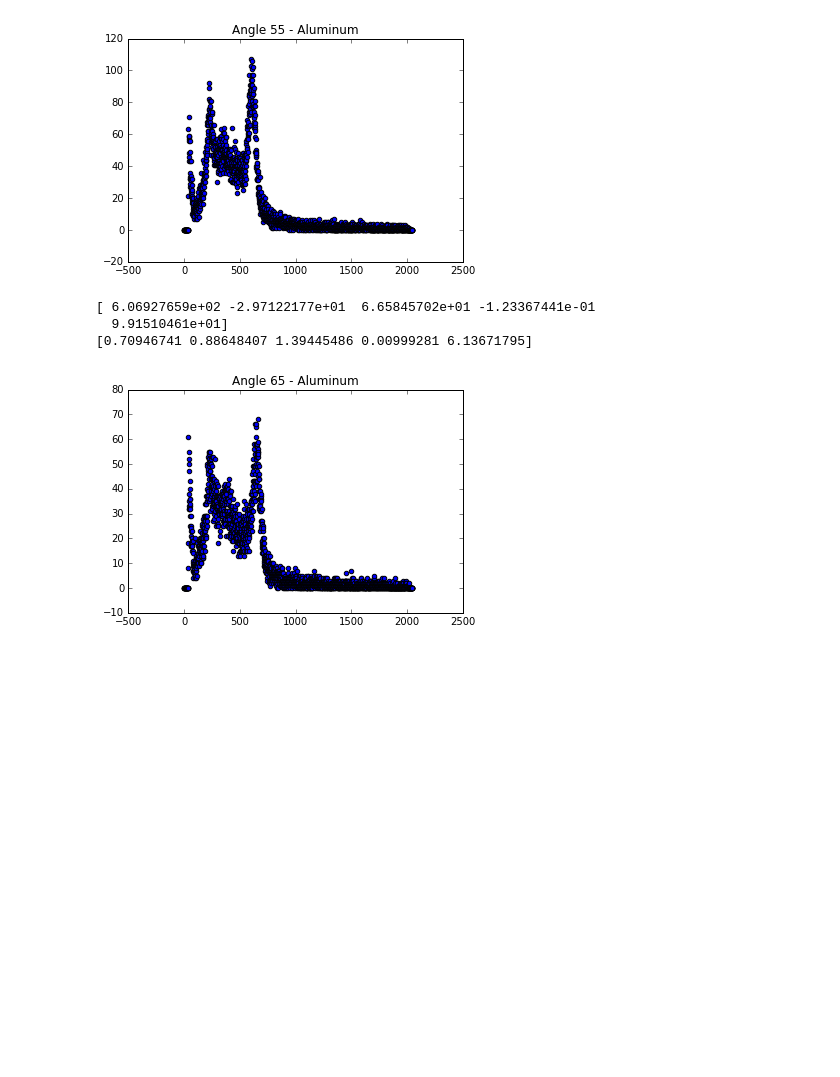
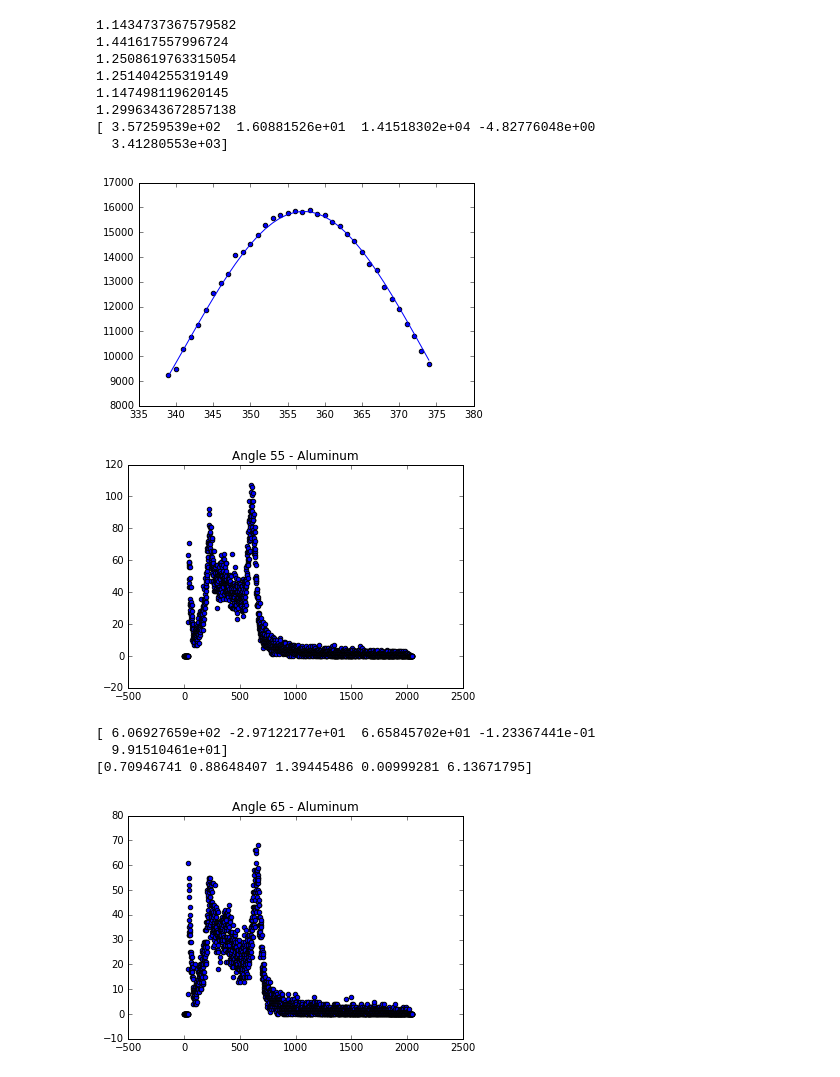
Before and after one commit to jmanlarkin/Compton, a Jupyter notebook: Scattering Fits.ipynb, the cells around one changed output. Drawn from its saved outputs; the diff is of its cells as text; code cells hidden in the pictures; blank space fills up the shorter version.

```diff
--- a/Scattering Fits.ipynb
+++ b/Scattering Fits.ipynb
@@ -78,3 +78,68 @@ print(Linear(np.asarray(xvalues), *linearFit_par))
+# %%
+Cs_error = np.sqrt(Sum('Cs-137'))
+Ba_error = np.sqrt(Sum('Ba-133'))
+Co_error = np.sqrt(Sum('Co-57'))
+Na_error = np.sqrt(Sum('Na-22'))
+
+def ChiFit(fitparam, input_databox, interval, guess, error):
+    index = np.arange(guess-interval, guess+interval)
+    fit = Gaussian(index, *fitparam)
+    out = ((input_databox[guess-interval: guess+interval]-fit)**2/(error[guess-interval: guess+interval])**2)
+#    print(out)
+    return np.sum(out[out < 10**3])/(interval*2 - 6 - (len(out)-len(out < 10**10)))
+
+print(ChiFit(Cs[0], Sum('Cs-137'), 147, int(Cs[0][0]), Cs_error))
+print(ChiFit(Co[0], Sum('Co-57'), 18, int(Co[0][0]), Co_error))
+print(ChiFit(Na[0], Sum('Na-22'), 50, int(Na[0][0]), Na_error))
+print(117.632/(100-6))
+
+testres = (Sum('Na-22')[int(Na[0][0]-50): int(Na[0][0])+50]-Gaussian(np.arange(int(Na[0][0])-50, int(Na[0][0])+50),
+                                                                   *Na[0]))/Na_error[int(Na[0][0]-50): int(Na[0][0])+50]
+
+#plt.scatter(np.arange(int(Na[0][0])-50, int(Na[0][0])+50), Sum('Na-22')[int(Na[0][0]-50): int(Na[0][0])+50], zorder=-5)
+#plt.plot(np.arange(int(Na[0][0])-50, int(Na[0][0])+50), Gaussian(np.arange(int(Na[0][0])-50, int(Na[0][0])+50),
+#                                                                   *Na[0]), linewidth=5)
+
+#plt.errorbar(np.arange(int(Na[0][0])-50, int(Na[0][0])+50), testres, yerr=Na_error[int(Na[0][0]-50): int(Na[0][0])+18])
+
+#plt.scatter(np.arange(int(Cs[0][0])-147, int(Cs[0][0])+147), Sum('Cs-137')[int(Cs[0][0]-147): int(Cs[0][0])+147], zorder=-5)
+#plt.plot(np.arange(int(Cs[0][0])-147, int(Cs[0][0])+147), Gaussian(np.arange(int(Cs[0][0])-147, int(Cs[0][0])+147),
+#                                                                   *Cs[0]), linewidth=5)
+
+plt.scatter(np.arange(int(Co[0][0])-18, int(Co[0][0])+18), Sum('Co-57')[int(Co[0][0]-18): int(Co[0][0])+18])
+plt.plot(np.arange(int(Co[0][0])-18, int(Co[0][0])+18), Gaussian(np.arange(int(Co[0][0])-18, int(Co[0][0])+18), *Co[0]))
+
+#plt.scatter(np.arange(int(Co[0][0])-200, int(Co[0][0])+200), Sum('Co-57')[int(Co[0][0]-200): int(Co[0][0])+200])
+
+#plt.scatter(np.arange(int(Ba[0][0])-50, int(Ba[0][0])+50), Sum('Ba-133')[int(Ba[0][0]-50): int(Ba[0][0])+50])
+#plt.plot(np.arange(int(Ba[0][0])-50, int(Ba[0][0])+50), Gaussian(np.arange(int(Ba[0][0])-50, int(Ba[0][0])+50), *Ba[0]))
+
+#plt.scatter(np.arange(0, 2048)[700: 1400], Sum('Ba-133')[700: 1400])
+
+print(ChiFit(Ba_1[0], Sum('Ba-133'), 90, int(Ba_1[0][0]), Ba_error))
+
+#plt.scatter(np.arange(int(Ba_1[0][0])-95, int(Ba_1[0][0])+95), Sum('Ba-133')[int(Ba_1[0][0]-95): int(Ba_1[0][0])+95])
+#plt.plot(np.arange(int(Ba_1[0][0])-95, int(Ba_1[0][0])+95), Gaussian(np.arange(int(Ba_1[0][0])-95, int(Ba_1[0][0])+95), *Ba_1[0]))
+
+print(ChiFit(Ba_2[0], Sum('Ba-133'), 25, int(Ba_2[0][0]), Ba_error))
+
+#plt.scatter(np.arange(int(Ba_2[0][0])-25, int(Ba_2[0][0])+25), Sum('Ba-133')[int(Ba_2[0][0]-25): int(Ba_2[0][0])+25])
+#plt.plot(np.arange(int(Ba_2[0][0])-25, int(Ba_2[0][0])+25), Gaussian(np.arange(int(Ba_2[0][0])-25, int(Ba_2[0][0])+25), *Ba_2[0]))
+
+#print(ChiFit(Cs[0], Sum('Cs-137'), 100, int(Cs[0][0]), Cs_error))
+#print(227.496/(200-6))
+
+print(Co[0])
+# %% [output]
+1.1434737367579582
+1.441617557996724
+1.2508619763315054
+1.251404255319149
+1.147498119620145
+1.2996343672857138
+[ 3.57259539e+02  1.60881526e+01  1.41518302e+04 -4.82776048e+00
+  3.41280553e+03]
+[figure, added]
 # %%
 #Gaussian, where m=peak, o=variance, A=amplitude, B=Linear Coeff., C=Linear Offset
 def Gaussian(x, m, o, A, B, C):
```
Also changed, not shown: parts of 3 cells of this notebook, 7 other files.
